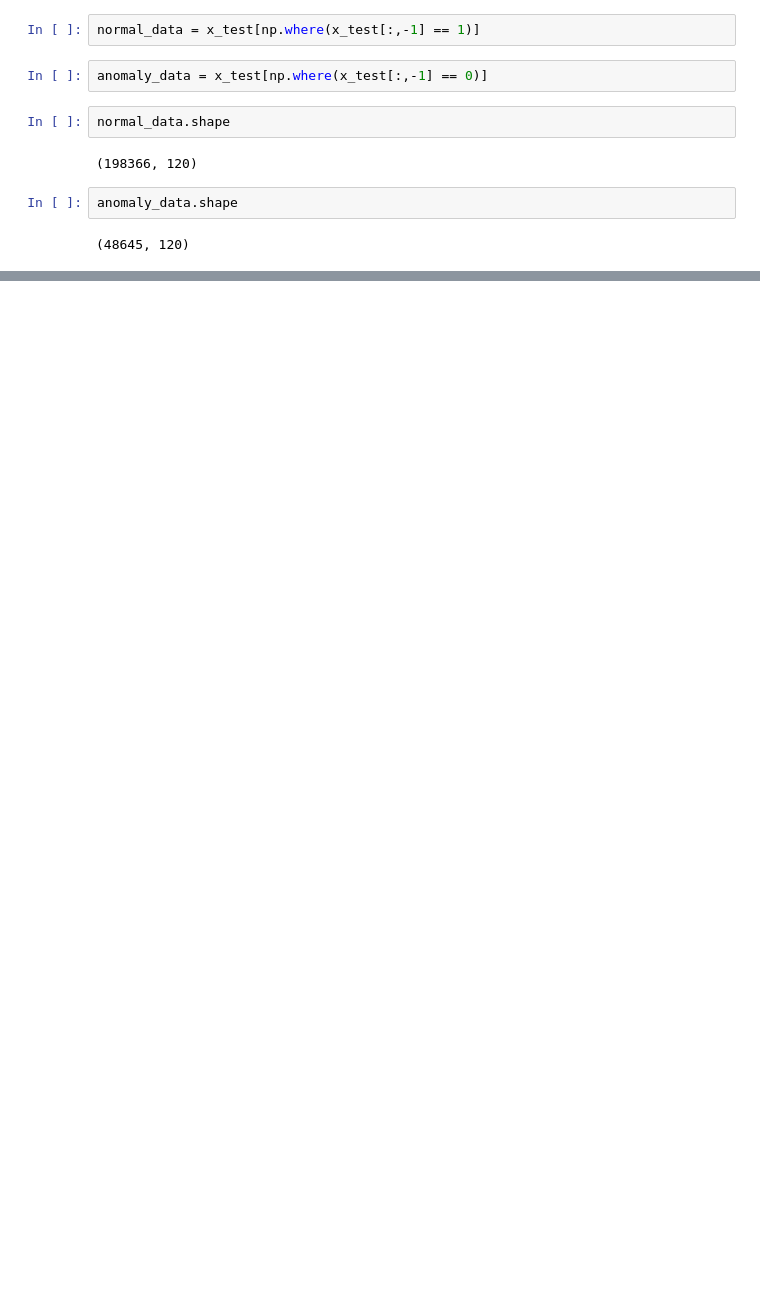
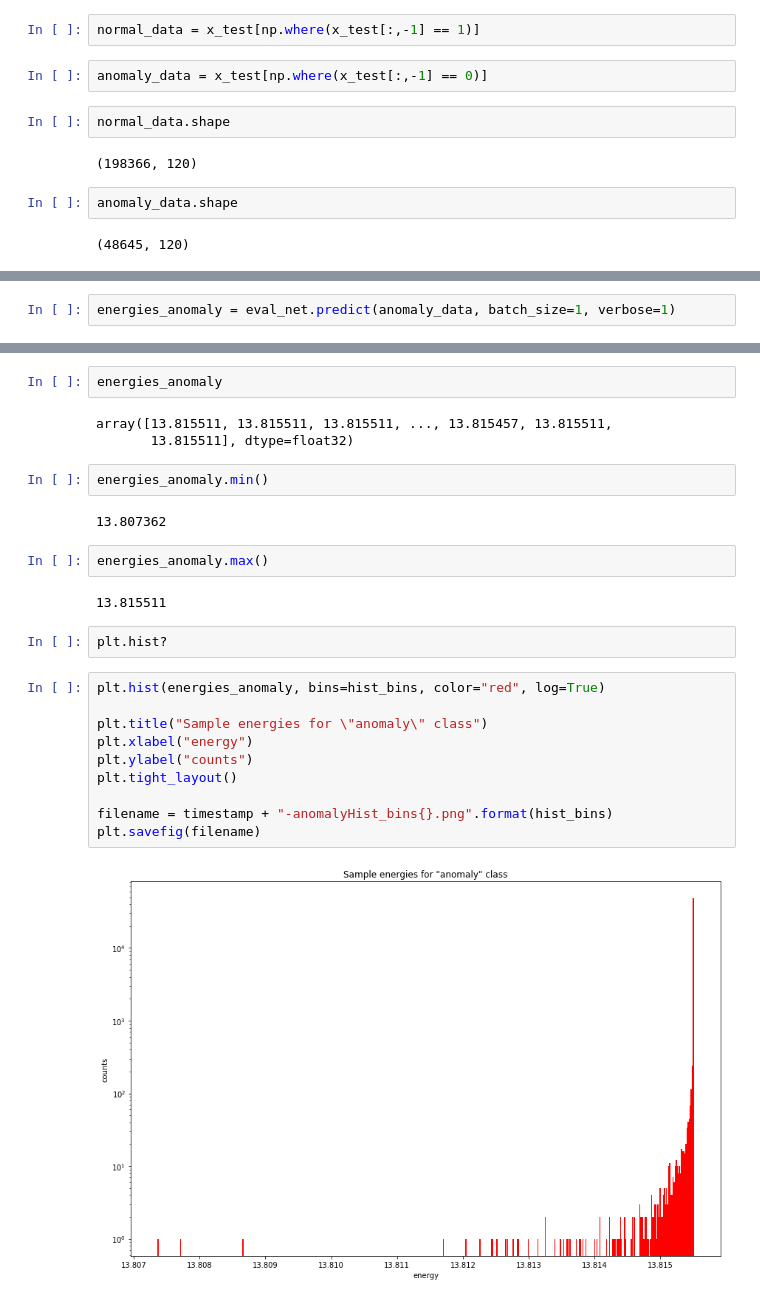
Before and after one commit to cemysf/tum_praktikum, a Jupyter notebook: exercises/test-fullNet_kdd99.ipynb, the cells around one changed output, grey strips where cells are left out. Saved outputs shown, nothing was run; the diff lists cells and outputs as text; blank space fills up the shorter version.

```diff
--- a/exercises/test-fullNet_kdd99.ipynb
+++ b/exercises/test-fullNet_kdd99.ipynb
@@ -268,0 +288,2 @@ array([13.815511 , 13.815511 , 13.815511 , 13.815511 ,  3.368639 ,
+# %%
+energies_anomaly = eval_net.predict(anomaly_data, batch_size=1, verbose=1)
@@ -268,0 +292,27 @@ array([13.815511 , 13.815511 , 13.815511 , 13.815511 ,  3.368639 ,
+# %%
+energies_anomaly
+# %% [output]
+array([13.815511, 13.815511, 13.815511, ..., 13.815457, 13.815511,
+       13.815511], dtype=float32)
+# %%
+energies_anomaly.min()
+# %% [output]
+13.807362
+# %%
+energies_anomaly.max()
+# %% [output]
+13.815511
+# %%
+plt.hist?
+# %%
+plt.hist(energies_anomaly, bins=hist_bins, color="red", log=True)
+
+plt.title("Sample energies for \"anomaly\" class")
+plt.xlabel("energy")
+plt.ylabel("counts")
+plt.tight_layout()
+
+filename = timestamp + "-anomalyHist_bins{}.png".format(hist_bins)
+plt.savefig(filename)
+# %% [output]
+[figure, added]
```
Also changed, not shown: parts of 41 cells of this notebook.
